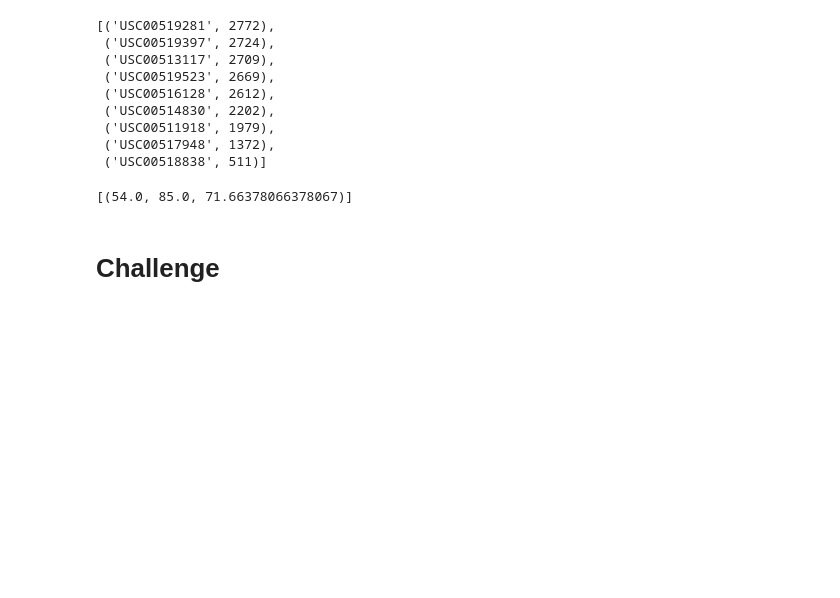
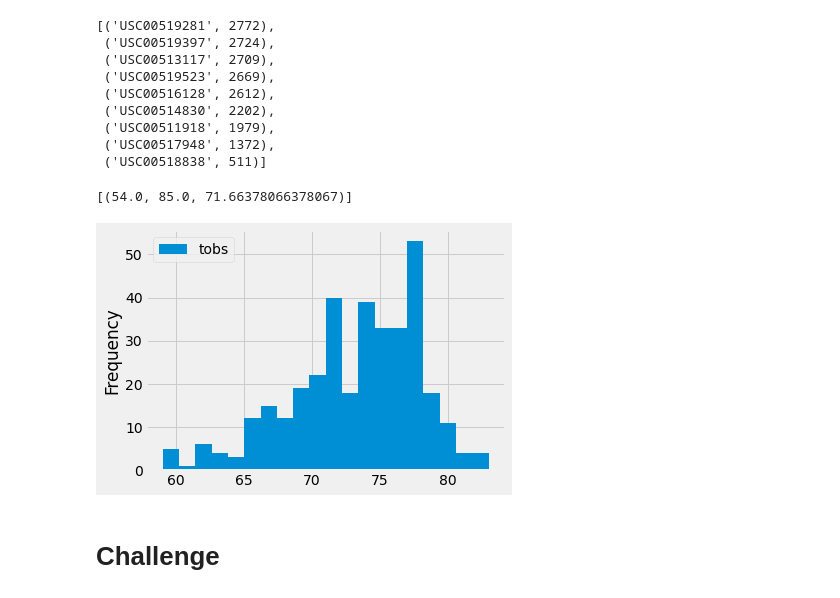
Before and after one commit to dprenevost/surfs_up, a Jupyter notebook: climate_analysis.ipynb, the cells around one changed output. Saved outputs shown, nothing was run; the diff lists cells and outputs as text; code cells hidden in the pictures; blank space fills up the shorter version.

```diff
--- a/climate_analysis.ipynb
+++ b/climate_analysis.ipynb
@@ -99,6 +99,11 @@ filter(Measurement.station == 'USC00519281').all()
 # %%
 # Choose the station with the highest number of temperature observations.
 # Query the last 12 months of temperature observation data for this station and plot the results as a histogram
 results = session.query(Measurement.tobs).\
 filter(Measurement.station == 'USC00519281').\
 filter(Measurement.date >= prev_year).all()
+df = pd.DataFrame(results, columns=['tobs'])
+df.plot.hist(bins=20)
+plt.tight_layout()
+# %% [output]
+[figure, added]
```
Also changed, not shown: parts of 2 cells of this notebook, 1 other file.
